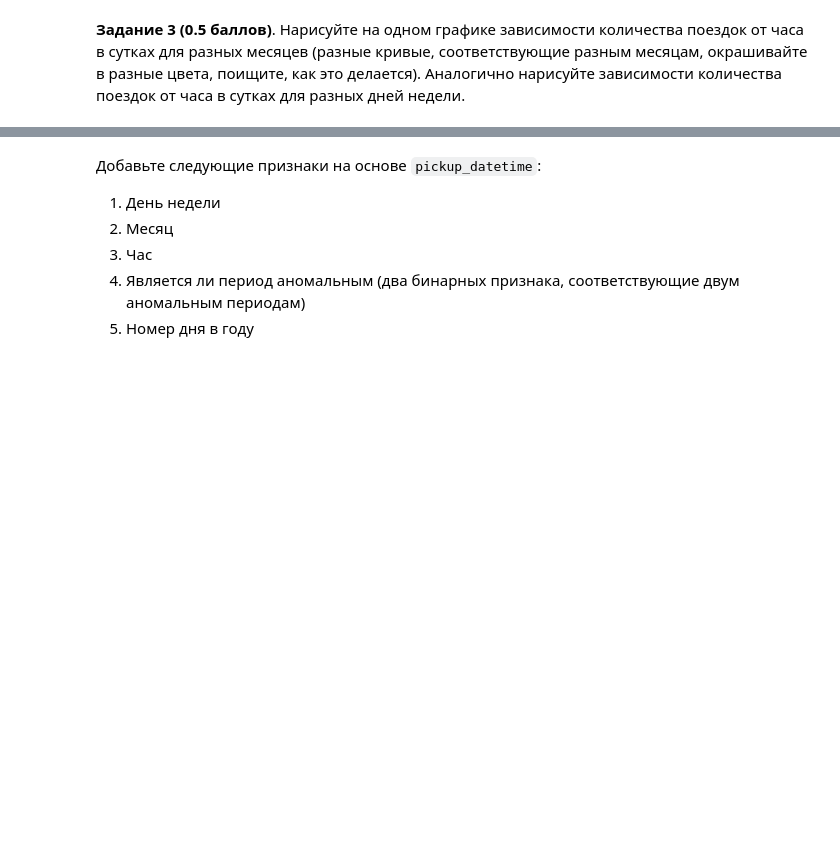
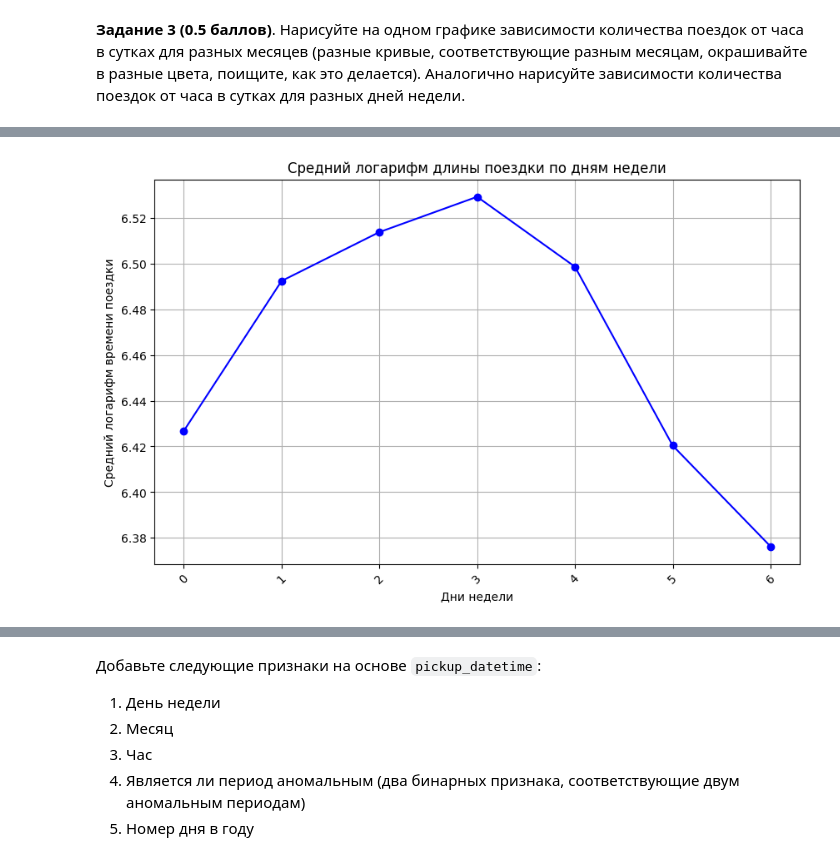
Before and after one commit to AndreiPolischuk/ML_HOMEWORKS, a Jupyter notebook: HW2/homework_practice_02_linregr-Полищук.ipynb, the cells around one changed output, grey strips where cells are left out. Drawn from its saved outputs; the diff is of its cells as text; code cells hidden in the pictures; blank space fills up the shorter version.

```diff
--- a/HW2/homework_practice_02_linregr-Полищук.ipynb
+++ b/HW2/homework_practice_02_linregr-Полищук.ipynb
@@ -344,0 +322,19 @@ plt.show()
+# %%
+#╰( ͡° ͜ʖ ͡° )つ──☆*:・ﾟ
+from sklearn.model_selection import train_test_split
+
+df['day_of_year'] = df['pickup_datetime'].dt.day_of_year
+
+X_train, X_test, y_train, y_test = train_test_split(df, df['log_trip_duration'], test_size=0.3, random_state=42)
+# %%
+df_weekdays = X_train.groupby('weekday')['log_trip_duration'].mean().reset_index()
+plt.figure(figsize=(10, 6))
+plt.plot(df_weekdays['weekday'], df_weekdays['log_trip_duration'], marker='o', linestyle='-', color='b')
+plt.title("Средний логарифм длины поездки по дням недели")
+plt.xlabel("Дни недели")
+plt.ylabel("Средний логарифм времени поездки")
+plt.xticks(rotation=45)
+plt.grid(visible=True)
+plt.show()
+# %% [output]
+[figure, added]
```
Also changed, not shown: parts of 19 cells of this notebook, 4 other files.
